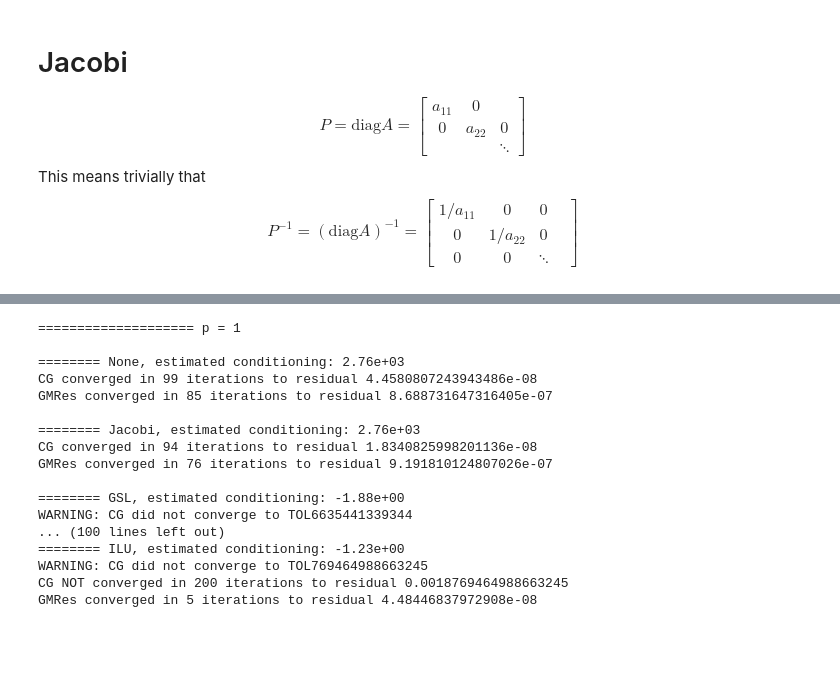
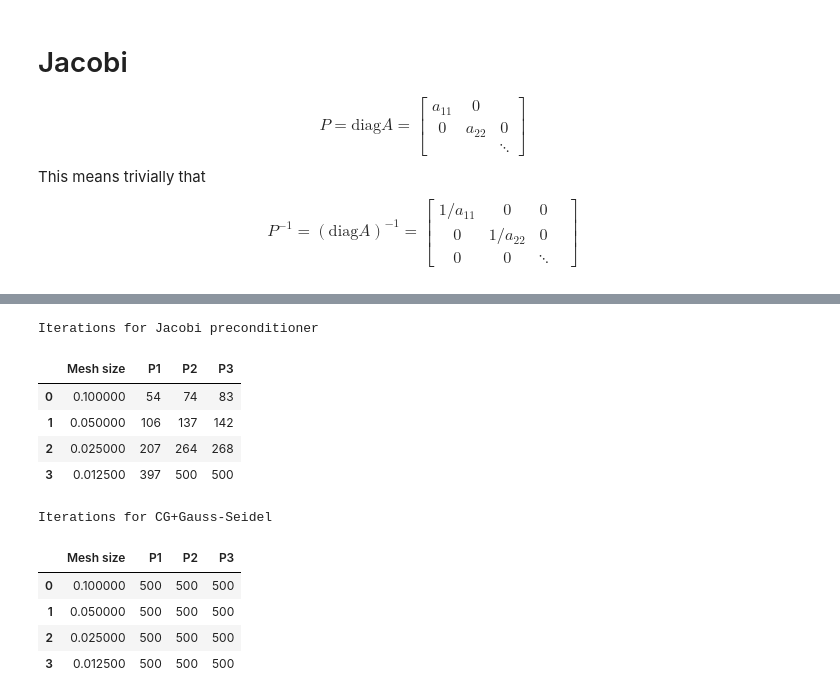
Before and after one commit to ManuelSanchezUribe/EMI2024, a Jupyter notebook: notebooks/04_Modulo/04_Preconditioners_Intro.ipynb, the cells around one changed output, grey strips where cells are left out. Saved outputs shown, nothing was run; the diff lists cells and outputs as text; code cells hidden in the pictures; blank space fills up the shorter version.

```diff
--- a/notebooks/04_Modulo/04_Preconditioners_Intro.ipynb
+++ b/notebooks/04_Modulo/04_Preconditioners_Intro.ipynb
@@ -244,22 +242,36 @@ GMRes converged in 59 iterations to residual 6.385700748580682e-07
-# %%
-for p in [1,2,3,4]:
-    print("\n==================== p =", p)
-    computeConditioning(0.05, p)
-# %% [output]
-==================== p = 1
-
-======== None, estimated conditioning: 2.76e+03
-CG converged in 99 iterations to residual 4.4580807243943486e-08
-GMRes converged in 85 iterations to residual 8.688731647316405e-07
-
-======== Jacobi, estimated conditioning: 2.76e+03
-CG converged in 94 iterations to residual 1.8340825998201136e-08
-GMRes converged in 76 iterations to residual 9.191810124807026e-07
-
-======== GSL, estimated conditioning: -1.88e+00
-WARNING: CG did not converge to TOL6635441339344
-... (100 lines left out)
-======== ILU, estimated conditioning: -1.23e+00
-WARNING: CG did not converge to TOL769464988663245
-CG NOT converged in 200 iterations to residual 0.0018769464988663245
-GMRes converged in 5 iterations to residual 4.48446837972908e-08
+# %%
+ps = [[], [], []]
+hs = [0.1, 0.05, 0.025, 0.0125]
+for p in [1,2,3]:
+    for h in hs:
+        ps[p-1].append(computeConditioning(h, p, 'CG', 'Jacobi'))
+tab1 = pd.DataFrame({'Mesh size':hs,
+                    "P1": ps[0], "P2": ps[1], "P3": ps[2]})
+
+display = tab1.style.set_caption('Iterations for Jacobi preconditioner').set_properties(**{'text-align': 'center'}).set_table_styles([dict(selector='th', props=[('text-align', 'center')])])
+display
+# %% [output]
+Iterations for Jacobi preconditioner
+|  | Mesh size | P1 | P2 | P3 |
+| 0 | 0.100000 | 54 | 74 | 83 |
+| 1 | 0.050000 | 106 | 137 | 142 |
+| 2 | 0.025000 | 207 | 264 | 268 |
+| 3 | 0.012500 | 397 | 500 | 500 |
+# %%
+ps = [[], [], []]
+hs = [0.1, 0.05, 0.025, 0.0125]
+for p in [1,2,3]:
+    for h in hs:
+        ps[p-1].append(computeConditioning(h, p, 'CG', 'GSL'))
+tab1 = pd.DataFrame({'Mesh size':hs,
+                    "P1": ps[0], "P2": ps[1], "P3": ps[2]})
+
+display = tab1.style.set_caption('Iterations for CG+Gauss-Seidel').set_properties(**{'text-align': 'center'}).set_table_styles([dict(selector='th', props=[('text-align', 'center')])])
+display
+# %% [output]
+Iterations for CG+Gauss-Seidel
+|  | Mesh size | P1 | P2 | P3 |
+| 0 | 0.100000 | 500 | 500 | 500 |
+| 1 | 0.050000 | 500 | 500 | 500 |
+| 2 | 0.025000 | 500 | 500 | 500 |
+| 3 | 0.012500 | 500 | 500 | 500 |
```
Also changed, not shown: parts of 26 cells of this notebook, 4 other files.
